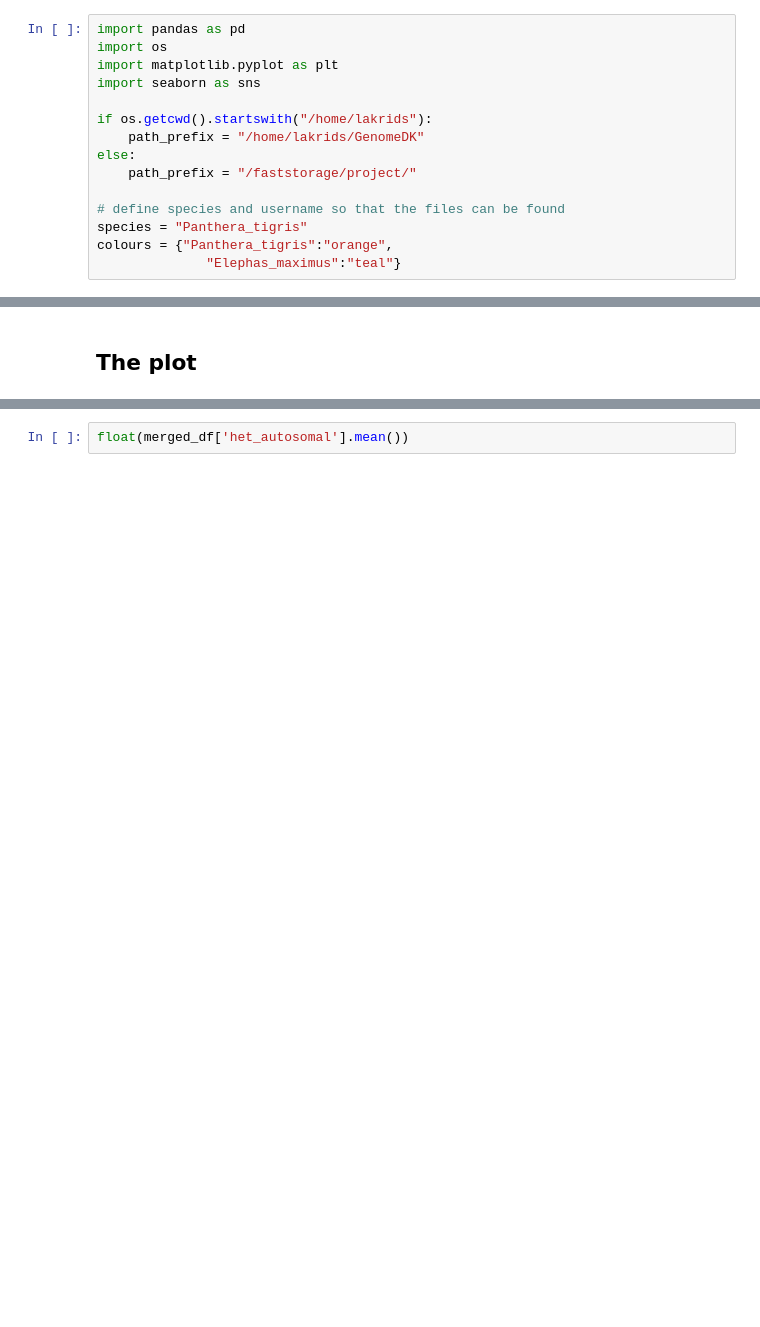
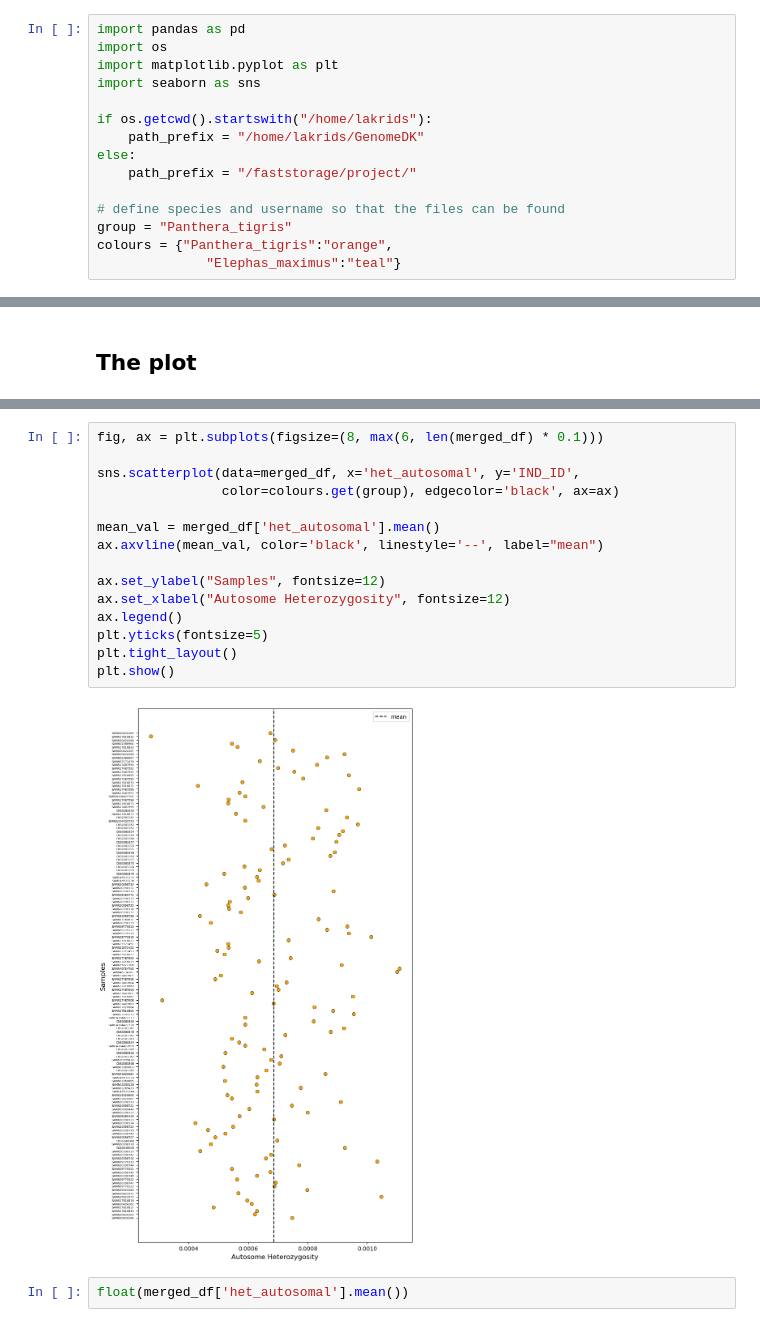
Before and after one commit to laurido/Megafauna, a Jupyter notebook: scripts/heterozygosity/heterozygosity.ipynb, the cells around one changed output, grey strips where cells are left out. Drawn from its saved outputs; the diff is of its cells as text; blank space fills up the shorter version.

```diff
--- a/scripts/heterozygosity/heterozygosity.ipynb
+++ b/scripts/heterozygosity/heterozygosity.ipynb
@@ -15,7 +15,7 @@ else:
     path_prefix = "/faststorage/project/"
 
 # define species and username so that the files can be found
-species = "Panthera_tigris"
+group = "Panthera_tigris"
 colours = {"Panthera_tigris":"orange",
               "Elephas_maximus":"teal"}
 # %% [markdown]
@@ -96,3 +96,20 @@ plt.show()
+# %%
+fig, ax = plt.subplots(figsize=(8, max(6, len(merged_df) * 0.1)))
+
+sns.scatterplot(data=merged_df, x='het_autosomal', y='IND_ID',
+                color=colours.get(group), edgecolor='black', ax=ax)
+
+mean_val = merged_df['het_autosomal'].mean()
+ax.axvline(mean_val, color='black', linestyle='--', label="mean")
+
+ax.set_ylabel("Samples", fontsize=12)
+ax.set_xlabel("Autosome Heterozygosity", fontsize=12)
+ax.legend()
+plt.yticks(fontsize=5)
+plt.tight_layout()
+plt.show()
+# %% [output]
+[figure, added]
 # %%
 float(merged_df['het_autosomal'].mean())
 # %% [output]
```
Also changed, not shown: parts of 5 cells of this notebook, 3 other files.
